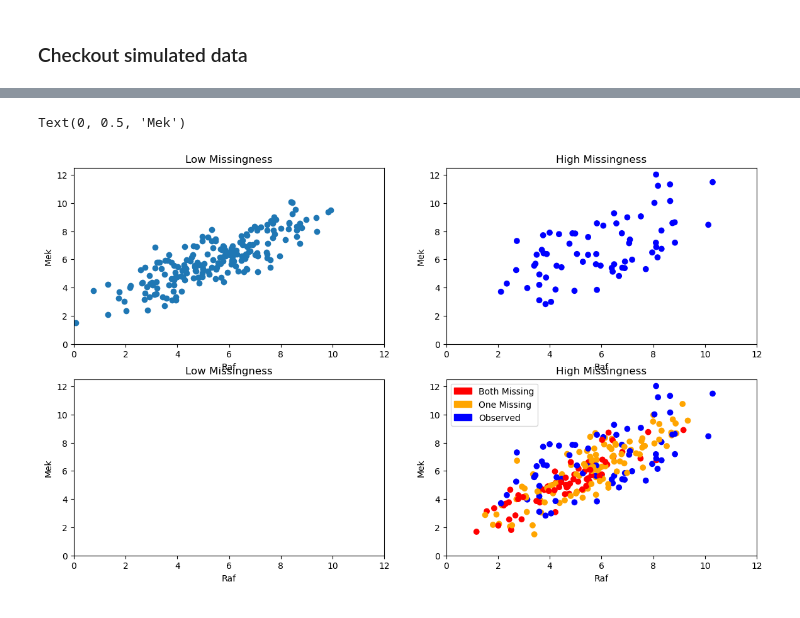
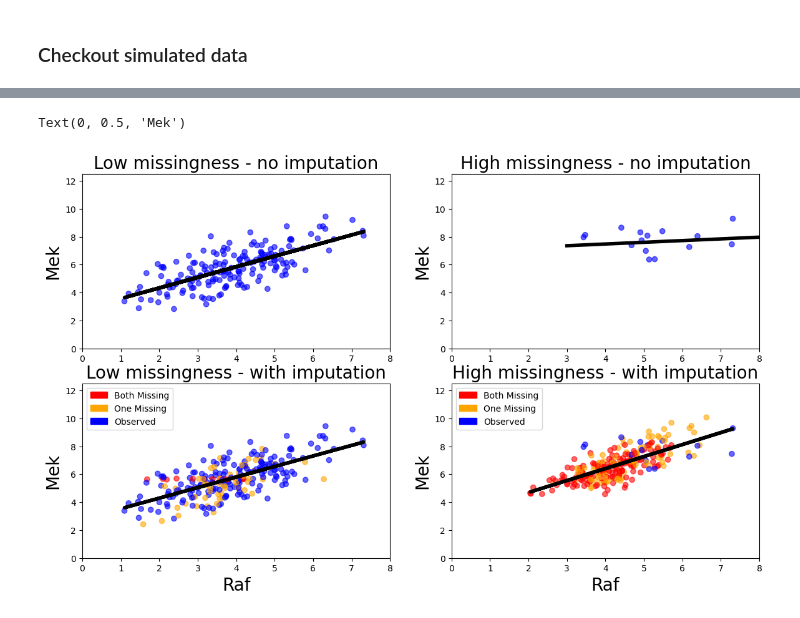
Before and after one commit to devonjkohler/Causomic, a Jupyter notebook: vignettes/IGF_simulation_analysis.ipynb, the cells around one changed output, grey strips where cells are left out. Cells and saved outputs as stored; diff of their text form; code cells hidden in the pictures.

```diff
--- a/vignettes/IGF_simulation_analysis.ipynb
+++ b/vignettes/IGF_simulation_analysis.ipynb
@@ -828,0 +1377,20 @@ Length: 250, dtype: bool
+# %%
+low_missing_lm = linear_model.LinearRegression()
+x = high_rep_protein_data.dropna()[["Raf"]]
+y = high_rep_protein_data.dropna()[["Mek"]]
+low_missing_lm.fit(x, y)
+
+low_missing_imp_lm = linear_model.LinearRegression()
+x = high_rep_protein_data[["full_Raf"]]
+y = high_rep_protein_data[["full_Mek"]]
+low_missing_imp_lm.fit(x, y)
+
+high_missing_lm = linear_model.LinearRegression()
+x = high_missing_protein_data.dropna()[["Raf"]]
+y = high_missing_protein_data.dropna()[["Mek"]]
+high_missing_lm.fit(x, y)
+
+high_missing_imp_lm = linear_model.LinearRegression()
+x = high_missing_protein_data[["full_Raf"]]
+y = high_missing_protein_data[["full_Mek"]]
+high_missing_imp_lm.fit(x, y)
@@ -829,48 +1401,70 @@ Length: 250, dtype: bool
 # %%
 ## Plot
 fig, ax = plt.subplots(2, 2, figsize=(14,8))
 
-colors = np.where((high_missing_protein_data["imp_Mek"] == True) & \
+colors1 = np.where((high_rep_protein_data["imp_Mek"] == True) & \
+                   (high_rep_protein_data["imp_Raf"] == True), "Red",
+                  np.where((high_rep_protein_data["imp_Raf"] == True) | \
+                           (high_rep_protein_data["imp_Mek"] == True), "Orange", "Blue"))
+
+colors2 = np.where((high_missing_protein_data["imp_Mek"] == True) & \
                    (high_missing_protein_data["imp_Raf"] == True), "Red",
                   np.where((high_missing_protein_data["imp_Raf"] == True) | \
                            (high_missing_protein_data["imp_Mek"] == True), "Orange", "Blue"))
 
-ax[0,0].scatter(high_rep_protein_data["Raf"], high_rep_protein_data["Mek"])
+ax[0,0].scatter(high_rep_protein_data["Raf"], high_rep_protein_data["Mek"], c=colors1, alpha=.6)
+ax[0,0].plot(high_rep_protein_data["Raf"],
+           low_missing_lm.coef_[0]*high_rep_protein_data["Raf"] + low_missing_lm.intercept_[0],
+           color="black", lw=4)
+
+ax[1,0].scatter(high_rep_protein_data["full_Raf"], high_rep_protein_data["full_Mek"],
+              c=colors1, alpha=.6)
+ax[1,0].plot(high_rep_protein_data["full_Raf"],
+           low_missing_imp_lm.coef_[0]*high_rep_protein_data["full_Raf"] + low_missing_imp_lm.intercept_[0],
+           color="black", lw=4)
+
 ax[0,1].scatter(high_missing_protein_data["Raf"], high_missing_protein_data["Mek"],
-              c=colors)
+              c=colors2, alpha=.6)
+ax[0,1].plot(np.arange(3,9),
+           high_missing_lm.coef_[0]*np.arange(3,9) + high_missing_lm.intercept_[0],
+           color="black", lw=4)
 
 ax[1,1].scatter(high_missing_protein_data["full_Raf"], high_missing_protein_data["full_Mek"],
-              c=colors)
+              c=colors2, alpha=.6)
+ax[1,1].plot(high_missing_protein_data["full_Raf"],
+           high_missing_imp_lm.coef_[0]*high_missing_protein_data["full_Raf"] + high_missing_imp_lm.intercept_[0],
+           color="black", lw=4)
 
 red_patch = mpatches.Patch(color='red', label='Both Missing')
 orange_patch = mpatches.Patch(color='orange', label='One Missing')
 blue_patch = mpatches.Patch(color='blue', label='Observed')
 
 ax[1,1].legend(handles=[red_patch, orange_patch, blue_patch])
+ax[1,0].legend(handles=[red_patch, orange_patch, blue_patch])
 
-ax[0,0].set_xlim(0,12)
-ax[1,1].set_xlim(0,12)
-ax[0,1].set_xlim(0,12)
-ax[1,0].set_xlim(0,12)
+ax[0,0].set_xlim(0,8)
+ax[1,1].set_xlim(0,8)
+ax[0,1].set_xlim(0,8)
+ax[1,0].set_xlim(0,8)
 ax[0,0].set_ylim(0,12.5)
 ax[1,1].set_ylim(0,12.5)
 ax[0,1].set_ylim(0,12.5)
 ax[1,0].set_ylim(0,12.5)
 
-ax[0,0].set_title("Low Missingness")
-ax[1,1].set_title("High Missingness")
-ax[1,0].set_title("Low Missingness")
-ax[0,1].set_title("High Missingness")
+ax[0,0].set_title("Low missingness - no imputation", size=20)
+ax[1,1].set_title("High missingness - with imputation", size=20)
+ax[1,0].set_title("Low missingness - with imputation", size=20)
+ax[0,1].set_title("High missingness - no imputation", size=20)
 
-ax[0,0].set_xlabel("Raf")
-ax[1,1].set_xlabel("Raf")
-ax[1,0].set_xlabel("Raf")
-ax[0,1].set_xlabel("Raf")
+# ax[0,0].set_xlabel("Raf")
+# ax[0,1].set_xlabel("Raf")
+ax[1,1].set_xlabel("Raf", size=20)
+ax[1,0].set_xlabel("Raf", size=20)
 
-ax[0,0].set_ylabel("Mek")
-ax[1,1].set_ylabel("Mek")
-ax[1,0].set_ylabel("Mek")
-ax[0,1].set_ylabel("Mek")
+ax[0,0].set_ylabel("Mek", size=20)
+ax[0,1].set_ylabel("Mek", size=20)
+ax[1,1].set_ylabel("Mek", size=20)
+ax[1,0].set_ylabel("Mek", size=20)
 # %% [output]
 Text(0, 0.5, 'Mek')
-[figure, old version]
+[figure, new version]
```
Also changed, not shown: parts of 122 cells of this notebook, 5 other files.
